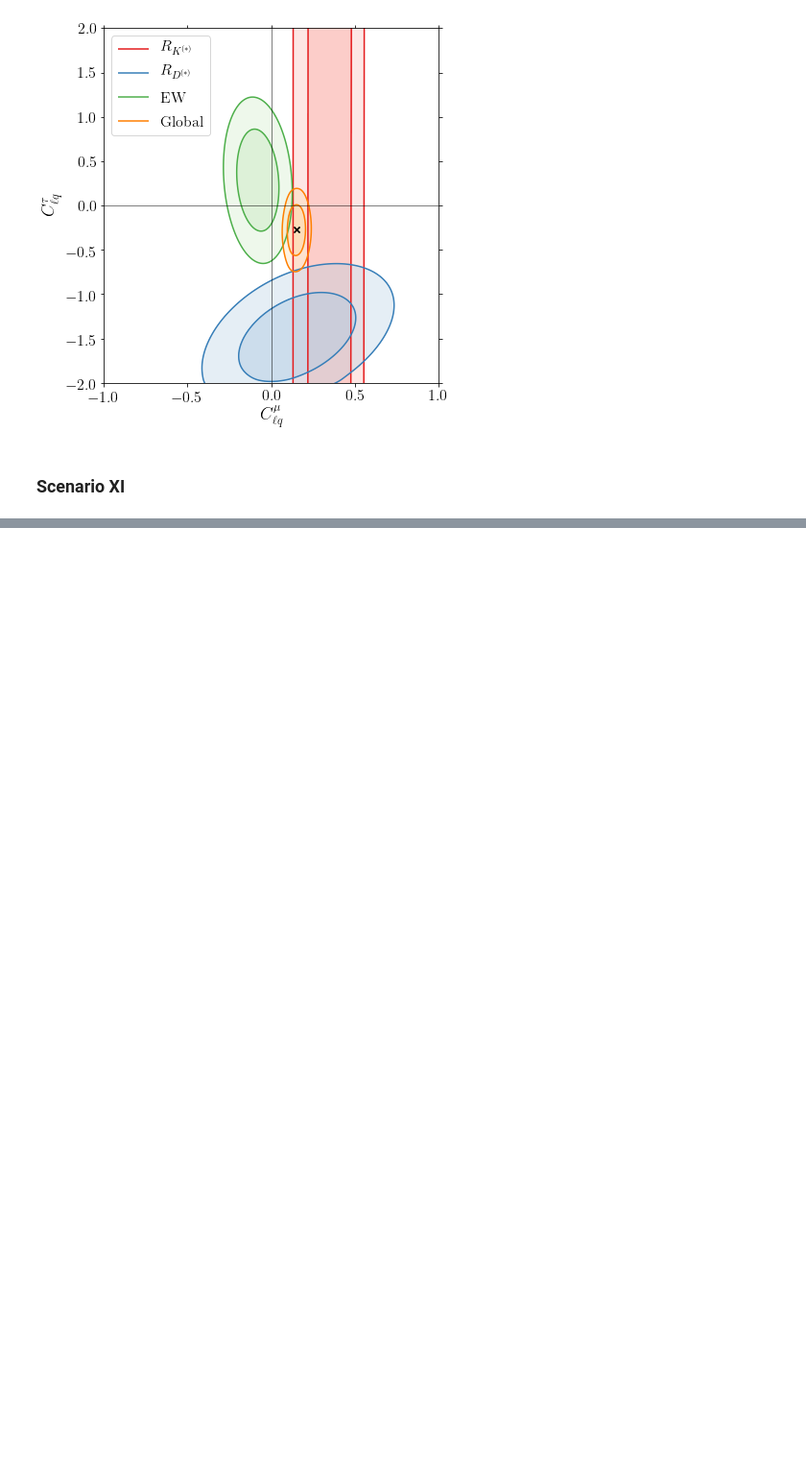
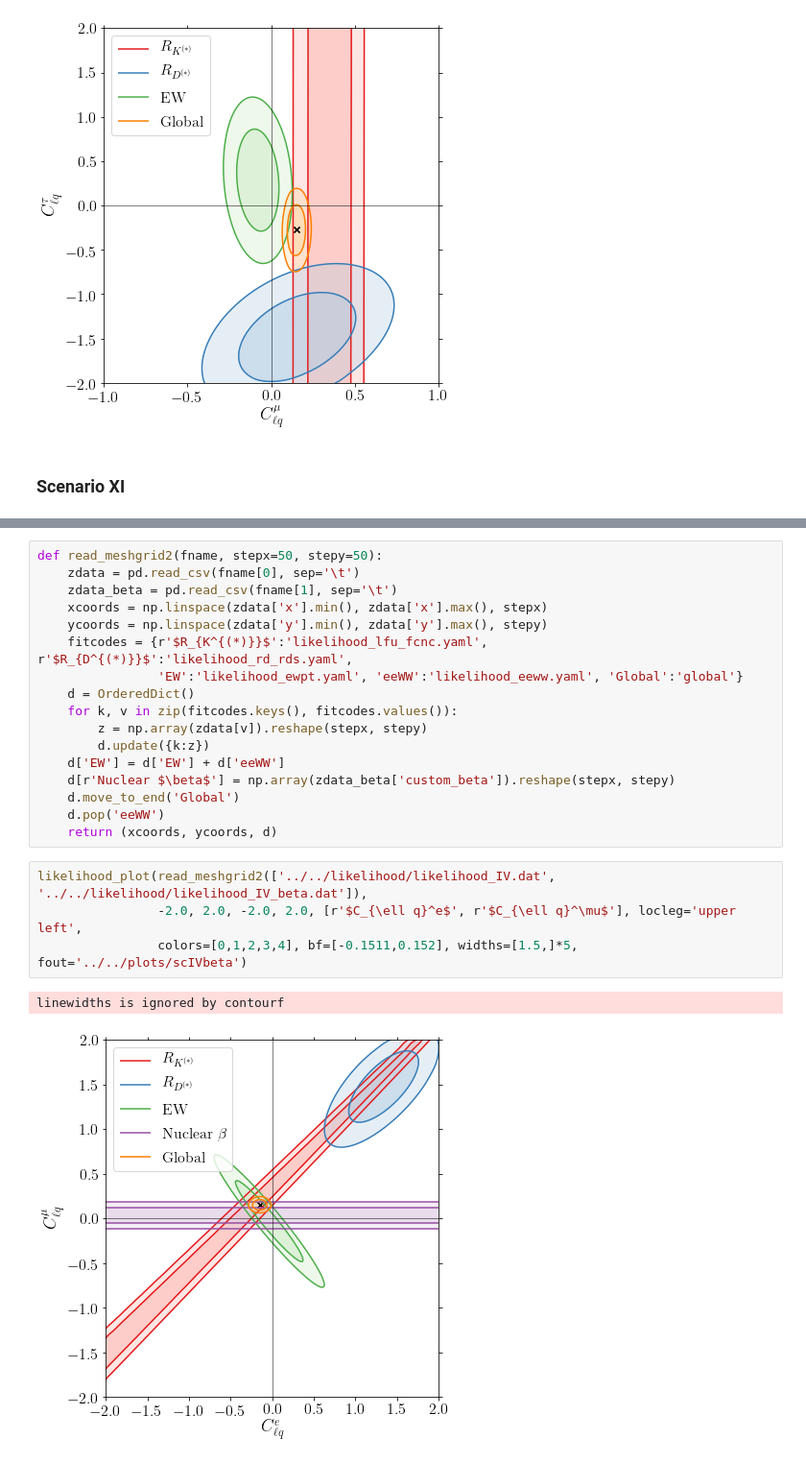
Before and after one commit to Jorge-Alda/SMEFT19, a Jupyter notebook: jupyter/PaperSMEFT/02_LikelihoodPlots.ipynb, the cells around one changed output, grey strips where cells are left out. Shown at 96% size. Drawn from its saved outputs; the diff is of its cells as text; blank space fills up the shorter version.

Commit message:
Plots with likelihoods for nuclear beta decays

```diff
--- a/jupyter/PaperSMEFT/02_LikelihoodPlots.ipynb
+++ b/jupyter/PaperSMEFT/02_LikelihoodPlots.ipynb
@@ -112,0 +180,24 @@ likelihood_plot(read_meshgrid('../../likelihood/likelihood_XI.dat'), -1.0, 1.0,
+# %%
+def read_meshgrid2(fname, stepx=50, stepy=50):
+    zdata = pd.read_csv(fname[0], sep='\t')
+    zdata_beta = pd.read_csv(fname[1], sep='\t')
+    xcoords = np.linspace(zdata['x'].min(), zdata['x'].max(), stepx)
+    ycoords = np.linspace(zdata['y'].min(), zdata['y'].max(), stepy)
+    fitcodes = {r'$R_{K^{(*)}}$':'likelihood_lfu_fcnc.yaml', r'$R_{D^{(*)}}$':'likelihood_rd_rds.yaml',
+                'EW':'likelihood_ewpt.yaml', 'eeWW':'likelihood_eeww.yaml', 'Global':'global'}
+    d = OrderedDict()
+    for k, v in zip(fitcodes.keys(), fitcodes.values()):
+        z = np.array(zdata[v]).reshape(stepx, stepy)
+        d.update({k:z})
+    d['EW'] = d['EW'] + d['eeWW']
+    d[r'Nuclear $\beta$'] = np.array(zdata_beta['custom_beta']).reshape(stepx, stepy)
+    d.move_to_end('Global')
+    d.pop('eeWW')
+    return (xcoords, ycoords, d)
+# %%
+likelihood_plot(read_meshgrid2(['../../likelihood/likelihood_IV.dat', '../../likelihood/likelihood_IV_beta.dat']),
+                -2.0, 2.0, -2.0, 2.0, [r'$C_{\ell q}^e$', r'$C_{\ell q}^\mu$'], locleg='upper left',
+                colors=[0,1,2,3,4], bf=[-0.1511,0.152], widths=[1.5,]*5, fout='../../plots/scIVbeta')
+# %% [output]
+linewidths is ignored by contourf
+[figure, added]
```
Also changed, not shown: parts of 14 cells of this notebook, 16 other files.
